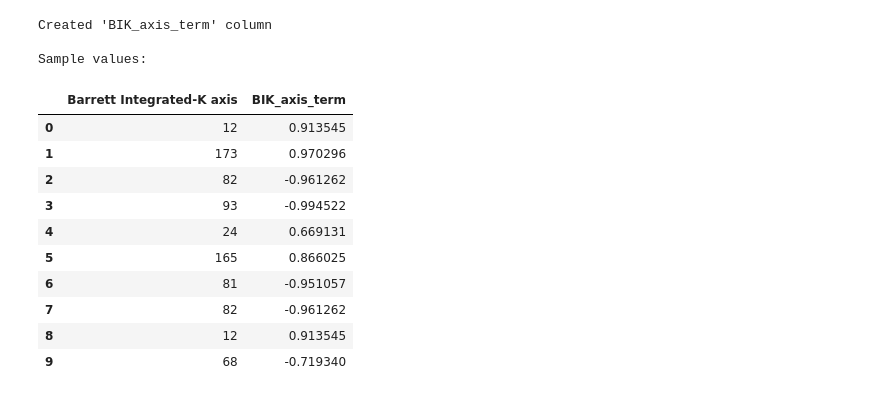
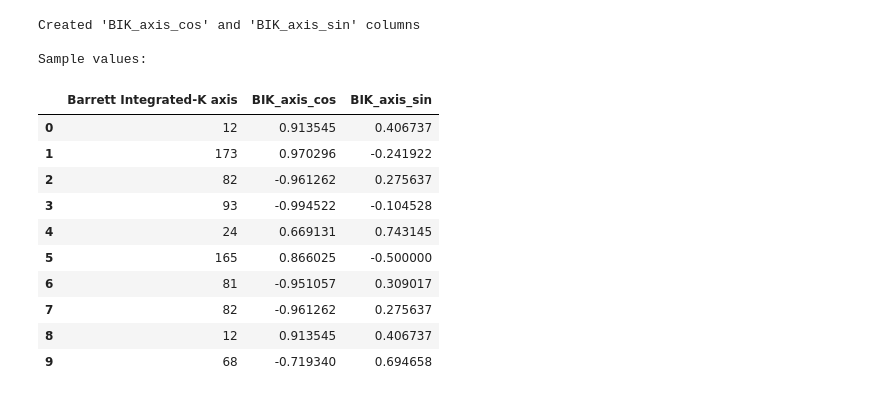
Before and after one commit to wak1616/warringdemo, a Jupyter notebook: data_notebook.ipynb, the cells around one changed output. Saved outputs shown, nothing was run; the diff lists cells and outputs as text; code cells hidden in the pictures.

```diff
--- a/data_notebook.ipynb
+++ b/data_notebook.ipynb
@@ -116,7 +75,7 @@ Sample values:
 # Calculate magnitude at BIK axis for other astigmatism measurements (already in positive cylinder format)
 
 # 1. Pentacam ∆k at BIK axis
-df['Pentacam_atBIKaxis'] = df.apply(
+df['Pentacam_cyl_atBIKaxis'] = df.apply(
     lambda row: get_magnitude_at_axis(
         row['∆k Pentacam magnitude (D)'],
         row['∆k Pentacam axis (°)'],
@@ -126,7 +85,7 @@ df['Pentacam_atBIKaxis'] = df.apply(
 )
 
 # 2. ∆k IOL 700 at BIK axis
-df['deltaK_IOL700_atBIKaxis'] = df.apply(
+df['deltaK_IOL700_cyl_atBIKaxis'] = df.apply(
     lambda row: get_magnitude_at_axis(
         row['∆k IOL 700 magnitude (D)'],
         row['∆k IOL 700 axis (°)'],
@@ -136,7 +95,7 @@ df['deltaK_IOL700_atBIKaxis'] = df.apply(
 )
 
 # 3. Post. astigmatism (IOL 700) at BIK axis
-df['PostAstig_IOL700_atBIKaxis'] = df.apply(
+df['PostAstig_IOL700_cyl_atBIKaxis'] = df.apply(
     lambda row: get_magnitude_at_axis(
         row['Post. astigmatism (IOL 700) magnitude (D)'],
         row['Post. astigmatism (IOL 700) axis (°)'],
@@ -146,7 +105,7 @@ df['PostAstig_IOL700_atBIKaxis'] = df.apply(
 )
 
 # 4. ∆TK IOL 700 at BIK axis
-df['deltaTK_IOL700_atBIKaxis'] = df.apply(
+df['deltaTK_IOL700_cyl_atBIKaxis'] = df.apply(
     lambda row: get_magnitude_at_axis(
         row['∆TK IOL 700 magnitude (D)'],
         row['∆TK IOL 700 axis (°)'],
@@ -155,15 +114,18 @@ df['deltaTK_IOL700_atBIKaxis'] = df.apply(
     axis=1
 )
 
-print("Created 4 new columns for magnitude at BIK axis:")
-print("  1. Pentacam_atBIKaxis")
-print("  2. deltaK_IOL700_atBIKaxis")
-print("  3. PostAstig_IOL700_atBIKaxis")
-print("  4. deltaTK_IOL700_atBIKaxis")
+print("Created 5 new columns for magnitude at BIK axis:")
+print("  1. Manifest_cyl_at_BIKaxis")
+print("  2. Pentacam_cyl_atBIKaxis")
+print("  3. deltaK_IOL700_cyl_atBIKaxis")
+print("  4. PostAstig_IOL700_cyl_atBIKaxis")
+print("  5. deltaTK_IOL700_cyl_atBIKaxis")
 
 # Show sample of all new columns
 print("\nSample values:")
-df[['Barrett Integrated-K axis',
-    '∆k Pentacam magnitude (D)', '∆k Pentacam axis (°)', 'Pentacam_atBIKaxis',
-    '∆k IOL 700 magnitude (D)', '∆k IOL 700 axis (°)', 'deltaK_IOL700_atBIKaxis']].head(10)
+df[['Barrett Integrated-K magnitude (D)', 'Barrett Integrated-K axis',
+    '(M) Cylinder', '(M) Axis', 'Manifest_cyl_at_BIKaxis',
+    '∆k Pentacam magnitude (D)', '∆k Pentacam axis (°)', 'Pentacam_cyl_atBIKaxis',
+    '∆k IOL 700 magnitude (D)', '∆k IOL 700 axis (°)', 'deltaK_IOL700_cyl_atBIKaxis',
+    '∆TK IOL 700 magnitude (D)', '∆TK IOL 700 axis (°)', 'deltaTK_IOL700_cyl_atBIKaxis']].head(10)
 # %% [output]
@@ -207,25 +171,28 @@ Post. astigmatism and ∆TK IOL 700 at BIK axis:
 # %%
-# Create a special term for the Barrett Integrated-K axis called "BIK_axis_term" to better capture the information held by the angle
-# Using double-angle cosine: cos(2*axis) converts 180° periodic axis to linear term
-# +1 = axis 0°/180° (with-the-rule), -1 = axis 90° (against-the-rule), 0 = axis 45°/135° (oblique)
+# Create special terms for the Barrett Integrated-K axis to fully capture the angular information
+# Using double-angle representation (standard power vector decomposition):
+#   cos(2*axis): +1 = WTR (0°/180°), -1 = ATR (90°), 0 = oblique (45°/135°)
+#   sin(2*axis): +1 = 45° oblique, -1 = 135° oblique, 0 = WTR/ATR
+# Together these two terms fully represent the axis without discontinuities
 
-df['BIK_axis_term'] = np.cos(np.radians(df['Barrett Integrated-K axis'] * 2))
+df['BIK_axis_cos'] = np.cos(np.radians(df['Barrett Integrated-K axis'] * 2))
+df['BIK_axis_sin'] = np.sin(np.radians(df['Barrett Integrated-K axis'] * 2))
 
-print("Created 'BIK_axis_term' column")
+print("Created 'BIK_axis_cos' and 'BIK_axis_sin' columns")
 print("\nSample values:")
-df[['Barrett Integrated-K axis', 'BIK_axis_term']].head(10)
+df[['Barrett Integrated-K axis', 'BIK_axis_cos', 'BIK_axis_sin']].head(10)
 # %% [output]
-Created 'BIK_axis_term' column
+Created 'BIK_axis_cos' and 'BIK_axis_sin' columns
 
 Sample values:
-|  | Barrett Integrated-K axis | BIK_axis_term |
-| 0 | 12 | 0.913545 |
-| 1 | 173 | 0.970296 |
-| 2 | 82 | -0.961262 |
-| 3 | 93 | -0.994522 |
-| 4 | 24 | 0.669131 |
-| 5 | 165 | 0.866025 |
-| 6 | 81 | -0.951057 |
-| 7 | 82 | -0.961262 |
-| 8 | 12 | 0.913545 |
-| 9 | 68 | -0.719340 |
+|  | Barrett Integrated-K axis | BIK_axis_cos | BIK_axis_sin |
+| 0 | 12 | 0.913545 | 0.406737 |
+| 1 | 173 | 0.970296 | -0.241922 |
+| 2 | 82 | -0.961262 | 0.275637 |
+| 3 | 93 | -0.994522 | -0.104528 |
+| 4 | 24 | 0.669131 | 0.743145 |
+| 5 | 165 | 0.866025 | -0.500000 |
+| 6 | 81 | -0.951057 | 0.309017 |
+| 7 | 82 | -0.961262 | 0.275637 |
+| 8 | 12 | 0.913545 | 0.406737 |
+| 9 | 68 | -0.719340 | 0.694658 |
```
Also changed, not shown: parts of 34 cells of this notebook, 6 other files.
